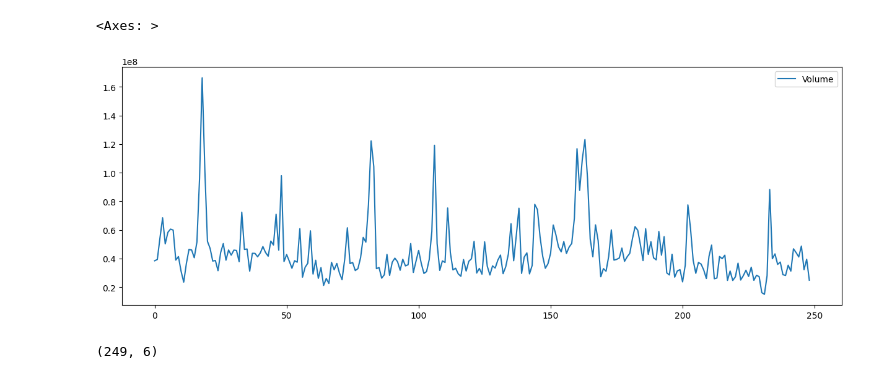
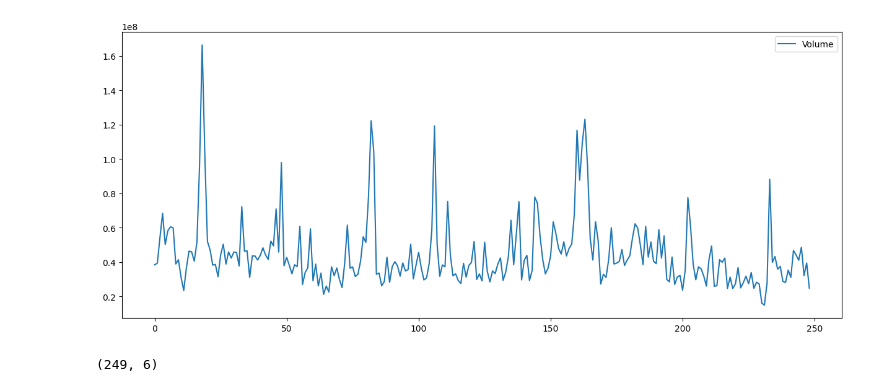
Before and after one commit to meghana2343/Data-Science-Project, a Jupyter notebook: stockprediction.ipynb, the cells around one changed output. Saved outputs shown, nothing was run; the diff lists cells and outputs as text; code cells hidden in the pictures.

```diff
--- a/stockprediction.ipynb
+++ b/stockprediction.ipynb
@@ -25,10 +28,10 @@ Saving finaldataset.csv to finaldataset (1).csv
 # %%
 dataset = pd.read_csv("finaldataset.csv")
-dataset.head(5)
-dataset.plot(figsize=(15, 5))
+dataset.head(10)
+dataset.plot(figsize=(15, 6))
+plt.savefig('plot.png')
 # %% [output]
-<Axes: >
-[figure, old version]
+[figure, new version]
 # %%
 dataset.shape
 # %% [output]
```
Also changed, not shown: parts of 123 cells of this notebook.
